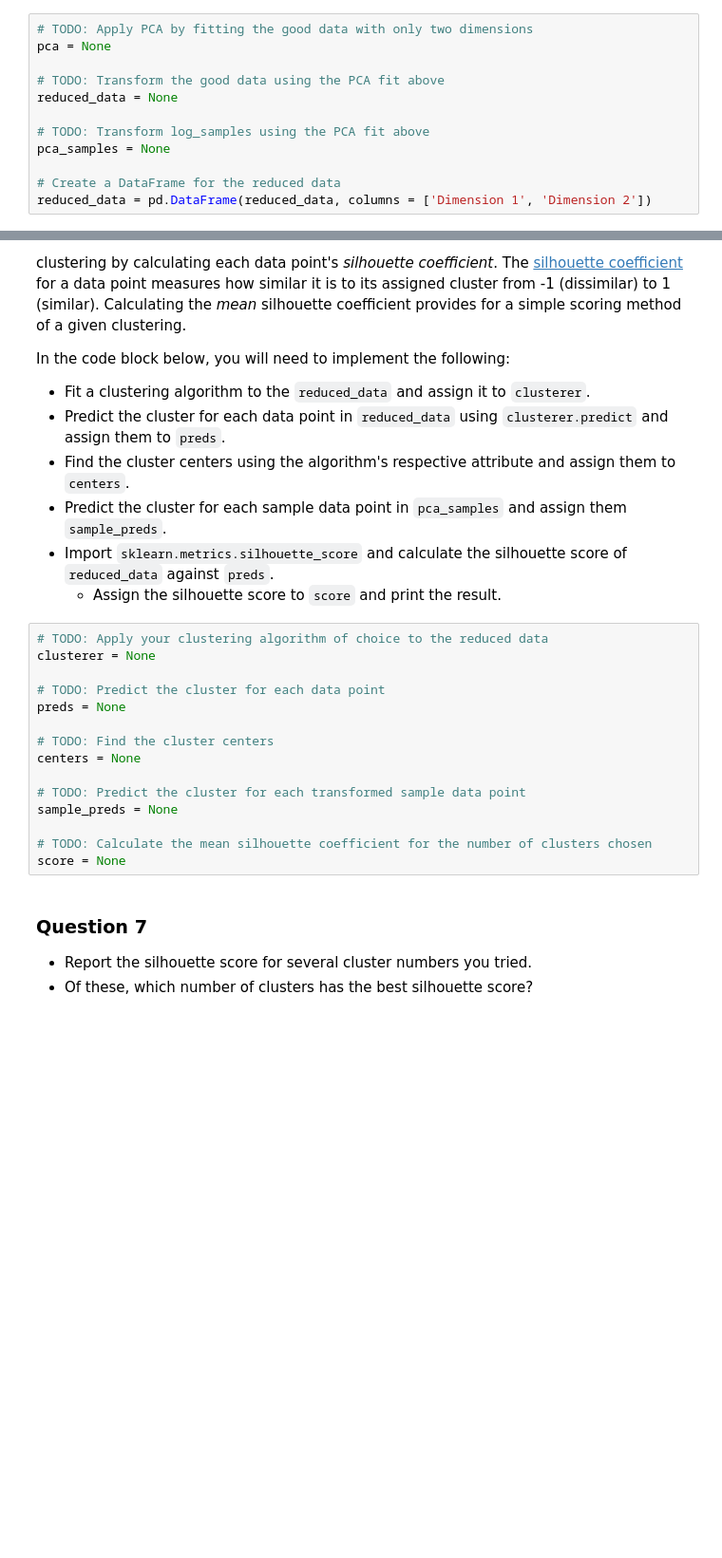
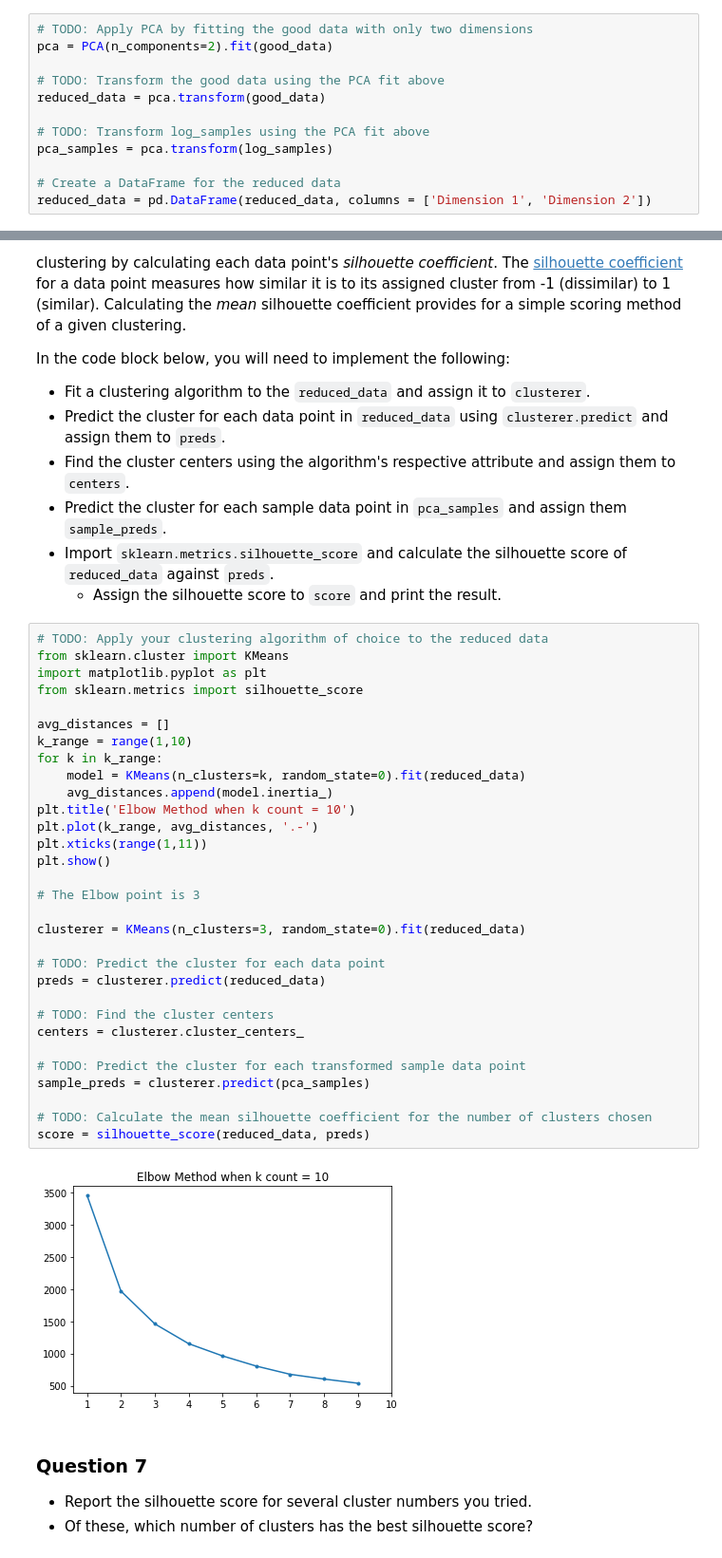
Before and after one commit to jjhz/machine-learning, a Jupyter notebook: projects/customer_segments/customer_segments.ipynb, the cells around one changed output, grey strips where cells are left out. Shown: that part at 95% size. Drawn from its saved outputs; the diff is of its cells as text; blank space fills up the shorter version.

```diff
--- a/projects/customer_segments/customer_segments.ipynb
+++ b/projects/customer_segments/customer_segments.ipynb
@@ -263,13 +352,13 @@ In the code block below, you will need to implement the following:
  - Apply a PCA transformation of `log_samples` using `pca.transform`, and assign the results to `pca_samples`.
 # %%
 # TODO: Apply PCA by fitting the good data with only two dimensions
-pca = None
+pca = PCA(n_components=2).fit(good_data)
 
 # TODO: Transform the good data using the PCA fit above
-reduced_data = None
+reduced_data = pca.transform(good_data)
 
 # TODO: Transform log_samples using the PCA fit above
-pca_samples = None
+pca_samples = pca.transform(log_samples)
 
 # Create a DataFrame for the reduced data
 reduced_data = pd.DataFrame(reduced_data, columns = ['Dimension 1', 'Dimension 2'])
@@ -320,19 +417,37 @@ In the code block below, you will need to implement the following:
    - Assign the silhouette score to `score` and print the result.
 # %%
 # TODO: Apply your clustering algorithm of choice to the reduced data
-clusterer = None
+from sklearn.cluster import KMeans
+import matplotlib.pyplot as plt
+from sklearn.metrics import silhouette_score
+
+avg_distances = []
+k_range = range(1,10)
+for k in k_range:
+    model = KMeans(n_clusters=k, random_state=0).fit(reduced_data)
+    avg_distances.append(model.inertia_)
+plt.title('Elbow Method when k count = 10')
+plt.plot(k_range, avg_distances, '.-')
+plt.xticks(range(1,11))
+plt.show()
+
+# The Elbow point is 3
+
+clusterer = KMeans(n_clusters=3, random_state=0).fit(reduced_data)
 
 # TODO: Predict the cluster for each data point
-preds = None
+preds = clusterer.predict(reduced_data)
 
 # TODO: Find the cluster centers
-centers = None
+centers = clusterer.cluster_centers_
 
 # TODO: Predict the cluster for each transformed sample data point
-sample_preds = None
+sample_preds = clusterer.predict(pca_samples)
 
 # TODO: Calculate the mean silhouette coefficient for the number of clusters chosen
-score = None
+score = silhouette_score(reduced_data, preds)
+# %% [output]
+[figure, added]
 # %% [markdown]
 ### Question 7
 
```
Also changed, not shown: parts of 10 cells of this notebook.
